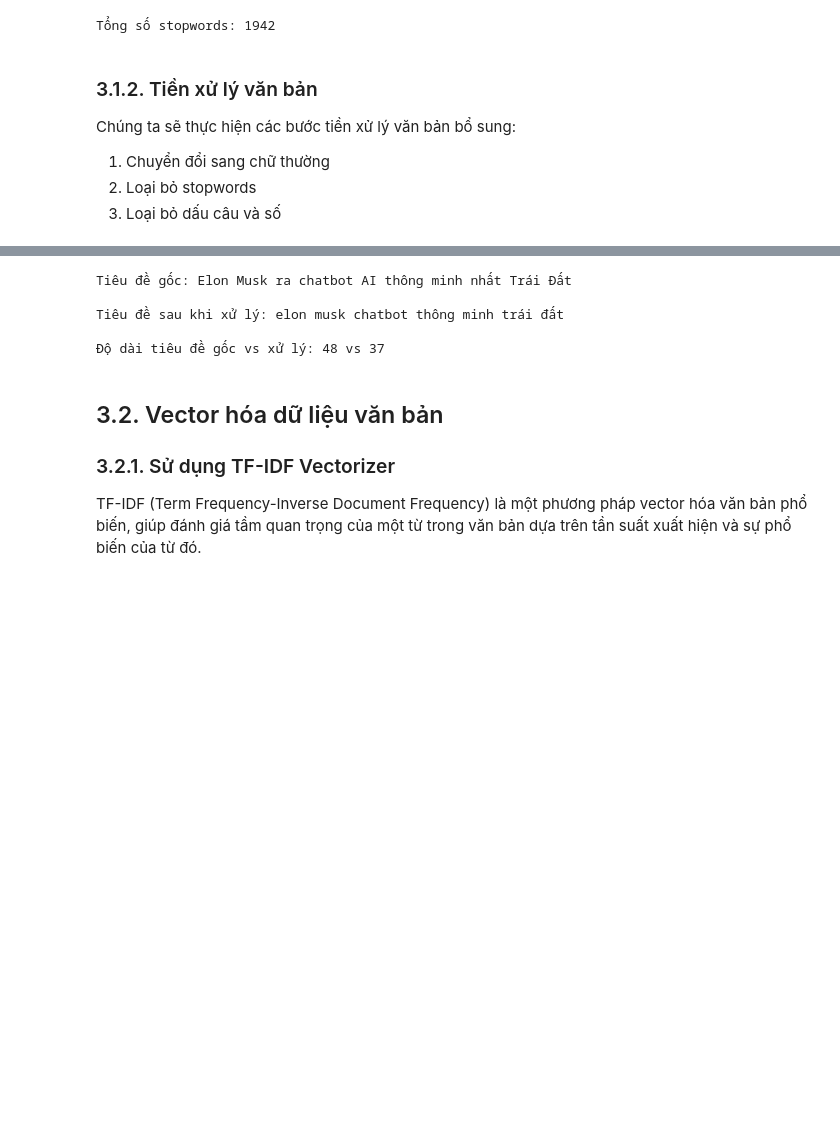
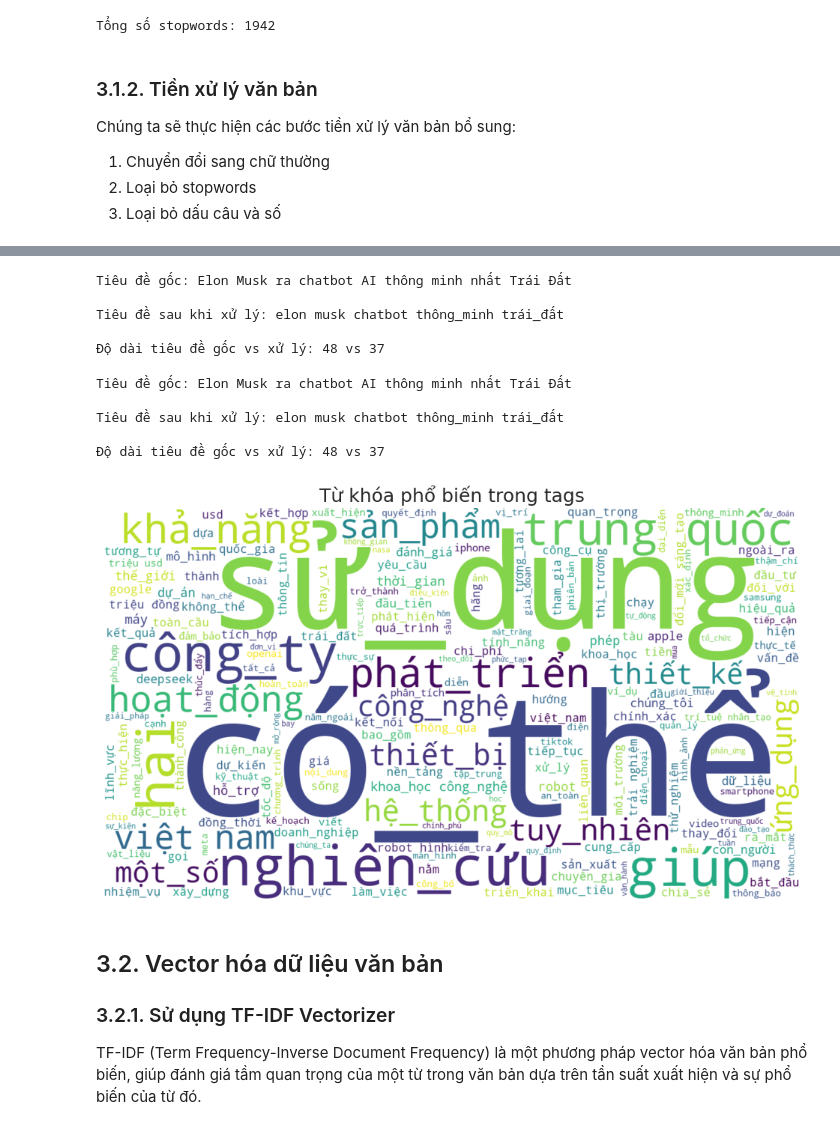
Before and after one commit to givoxxs/vnexpress-analysis-project, a Jupyter notebook: notebooks/04_data_encoding.ipynb, the cells around one changed output, grey strips where cells are left out. Saved outputs shown, nothing was run; the diff lists cells and outputs as text; code cells hidden in the pictures; blank space fills up the shorter version.

```diff
--- a/notebooks/04_data_encoding.ipynb
+++ b/notebooks/04_data_encoding.ipynb
@@ -104,4 +141,7 @@ Chúng ta sẽ thực hiện các bước tiền xử lý văn bản bổ sung:
 # %%
+import pandas as pd
+from pyvi import ViTokenizer
+
 def preprocess_text(text):
     if pd.isna(text) or text == '':
         return ''
@@ -109,8 +149,8 @@ def preprocess_text(text):
     # Chuyển sang chữ thường
     text = text.lower()
 
-    # Tokenize
-    tokens = word_tokenize(text)
+    # Tokenize bằng PyVi
+    tokens = ViTokenizer.tokenize(text).split()
 
     # Loại bỏ stopwords và giữ lại từ có độ dài > 2
     tokens = [word for word in tokens if word not in all_stopwords and len(word) > 2]
@@ -134,9 +174,61 @@ print("\nĐộ dài tiêu đề gốc vs xử lý:", len(df.loc[sample_idx, 'tit
 # %% [output]
 Tiêu đề gốc: Elon Musk ra chatbot AI thông minh nhất Trái Đất
 
-Tiêu đề sau khi xử lý: elon musk chatbot thông minh trái đất
+Tiêu đề sau khi xử lý: elon musk chatbot thông_minh trái_đất
 
 Độ dài tiêu đề gốc vs xử lý: 48 vs 37
+# %%
+import pandas as pd
+import matplotlib.pyplot as plt
+from pyvi import ViTokenizer
+from wordcloud import WordCloud
+
+
+def preprocess_text(text):
+    if pd.isna(text) or text == '':
+        return ''
+
+    # Chuyển sang chữ thường
+    text = text.lower()
+
+    # Tokenize bằng PyVi
+    tokens = ViTokenizer.tokenize(text).split()
+
+    # Loại bỏ stopwords và giữ lại từ có độ dài > 2
+    tokens = [word for word in tokens if word not in all_stopwords and len(word) > 2]
+
+    # Gộp lại thành văn bản
+    return ' '.join(tokens)
+
+# Áp dụng tiền xử lý cho các cột văn bản
+df['title_processed'] = df['title'].apply(preprocess_text)
+df['description_processed'] = df['description'].apply(preprocess_text)
+df['content_processed'] = df['content'].apply(preprocess_text)
+
+# Tạo cột văn bản kết hợp (tiêu đề + mô tả + nội dung)
+df['combined_text'] = df['title_processed'] + ' ' + df['description_processed'] + ' ' + df['content_processed']
+
+# Hiển thị một ví dụ
+sample_idx = 0
+print("Tiêu đề gốc:", df.loc[sample_idx, 'title'])
+print("\nTiêu đề sau khi xử lý:", df.loc[sample_idx, 'title_processed'])
+print("\nĐộ dài tiêu đề gốc vs xử lý:", len(df.loc[sample_idx, 'title']), "vs", len(df.loc[sample_idx, 'title_processed']))
+
+# Tạo WordCloud từ văn bản đã xử lý
+all_tags = ' '.join(df['combined_text'])
+plt.figure(figsize=(12, 8))
+wordcloud = WordCloud(width=1280, height=720, background_color='white', max_words=200, contour_width=3).generate(all_tags)
+plt.imshow(wordcloud, interpolation='bilinear')
+plt.axis('off')
+plt.title('Từ khóa phổ biến trong tags', fontsize=18)
+plt.show()
+# %% [output]
+Tiêu đề gốc: Elon Musk ra chatbot AI thông minh nhất Trái Đất
+
+Tiêu đề sau khi xử lý: elon musk chatbot thông_minh trái_đất
+
+Độ dài tiêu đề gốc vs xử lý: 48 vs 37
+[figure, added]
 # %% [markdown]
 ## 3.2. Vector hóa dữ liệu văn bản
 
```
Also changed, not shown: parts of 6 cells of this notebook, 2 other files.
